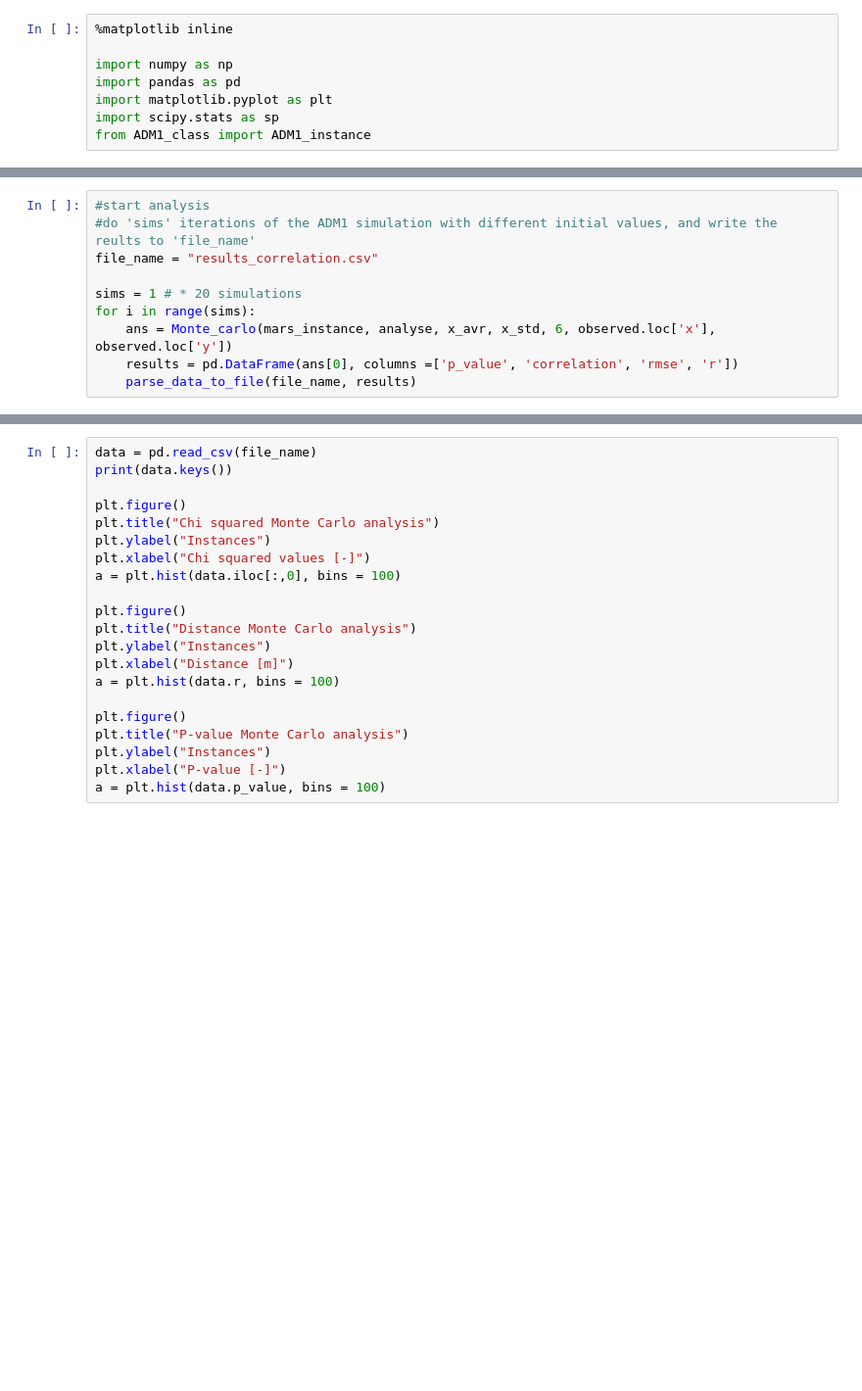
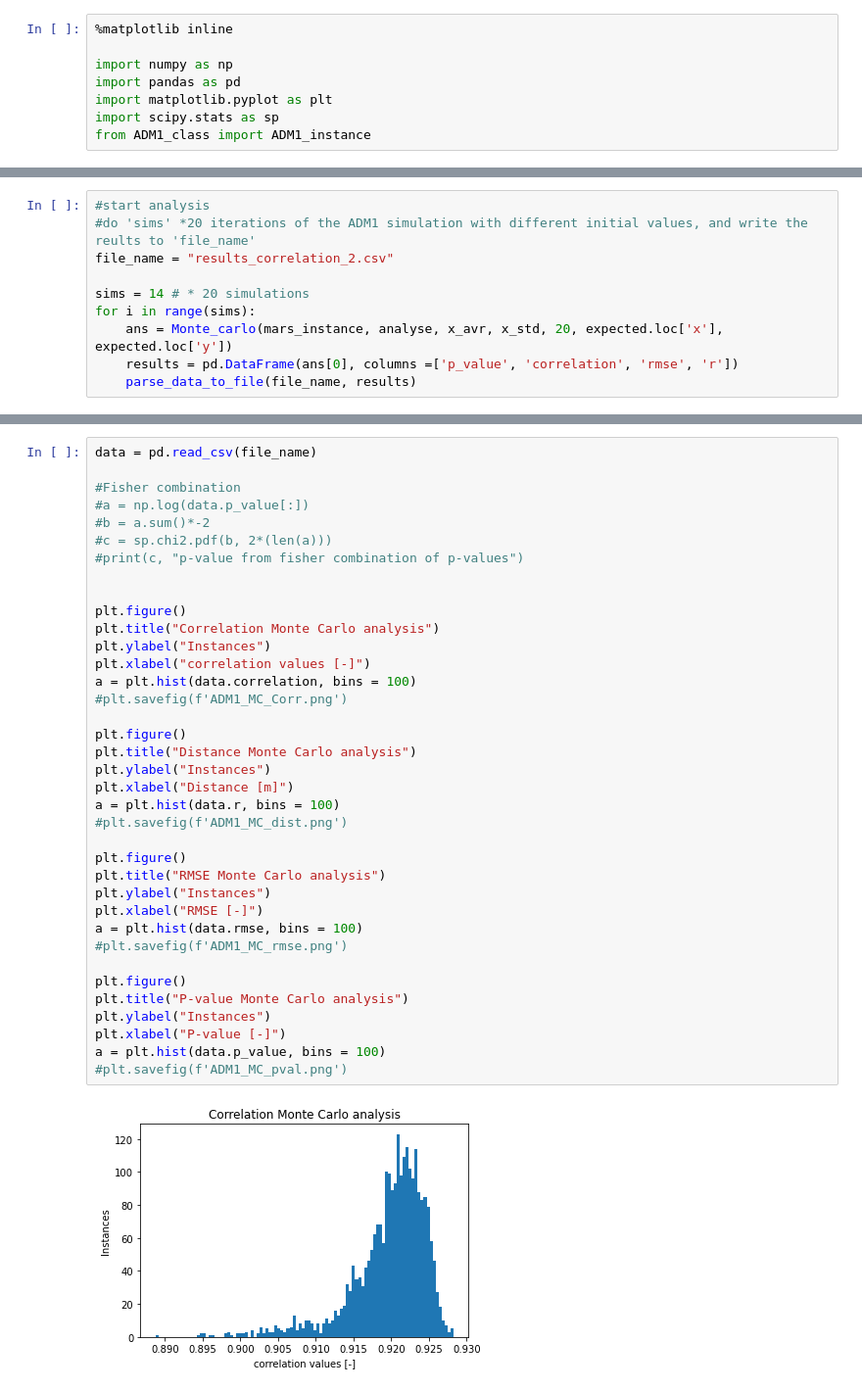
Before and after one commit to DylanDVerburg/ADM1_MRA, a Jupyter notebook: sensitivity_test.ipynb, the cells around one changed output, grey strips where cells are left out. Shown at 98% size. Drawn from its saved outputs; the diff is of its cells as text; blank space fills up the shorter version.

```diff
--- a/sensitivity_test.ipynb
+++ b/sensitivity_test.ipynb
@@ -146,10 +149,10 @@ x_std = np.array(x_avr) / 3
 # %%
 #start analysis
-#do 'sims' iterations of the ADM1 simulation with different initial values, and write the reults to 'file_name'
-file_name = "results_correlation.csv"
+#do 'sims' *20 iterations of the ADM1 simulation with different initial values, and write the reults to 'file_name'
+file_name = "results_correlation_2.csv"
 
-sims = 1 # * 20 simulations
+sims = 14 # * 20 simulations
 for i in range(sims):
-    ans = Monte_carlo(mars_instance, analyse, x_avr, x_std, 6, observed.loc['x'], observed.loc['y'])
+    ans = Monte_carlo(mars_instance, analyse, x_avr, x_std, 20, expected.loc['x'], expected.loc['y'])
     results = pd.DataFrame(ans[0], columns =['p_value', 'correlation', 'rmse', 'r'])
     parse_data_to_file(file_name, results)
@@ -156,21 +177,39 @@ for i in range(sims):
 # %%
 data = pd.read_csv(file_name)
-print(data.keys())
+
+#Fisher combination
+#a = np.log(data.p_value[:])
+#b = a.sum()*-2
+#c = sp.chi2.pdf(b, 2*(len(a)))
+#print(c, "p-value from fisher combination of p-values")
+
 
 plt.figure()
-plt.title("Chi squared Monte Carlo analysis")
+plt.title("Correlation Monte Carlo analysis")
 plt.ylabel("Instances")
-plt.xlabel("Chi squared values [-]")
-a = plt.hist(data.iloc[:,0], bins = 100)
+plt.xlabel("correlation values [-]")
+a = plt.hist(data.correlation, bins = 100)
+#plt.savefig(f'ADM1_MC_Corr.png')
 
 plt.figure()
 plt.title("Distance Monte Carlo analysis")
 plt.ylabel("Instances")
 plt.xlabel("Distance [m]")
 a = plt.hist(data.r, bins = 100)
+#plt.savefig(f'ADM1_MC_dist.png')
+
+plt.figure()
+plt.title("RMSE Monte Carlo analysis")
+plt.ylabel("Instances")
+plt.xlabel("RMSE [-]")
+a = plt.hist(data.rmse, bins = 100)
+#plt.savefig(f'ADM1_MC_rmse.png')
 
 plt.figure()
 plt.title("P-value Monte Carlo analysis")
 plt.ylabel("Instances")
 plt.xlabel("P-value [-]")
 a = plt.hist(data.p_value, bins = 100)
+#plt.savefig(f'ADM1_MC_pval.png')
+# %% [output]
+[figure, added]
```
Also changed, not shown: parts of 4 cells of this notebook, 3 other files.
